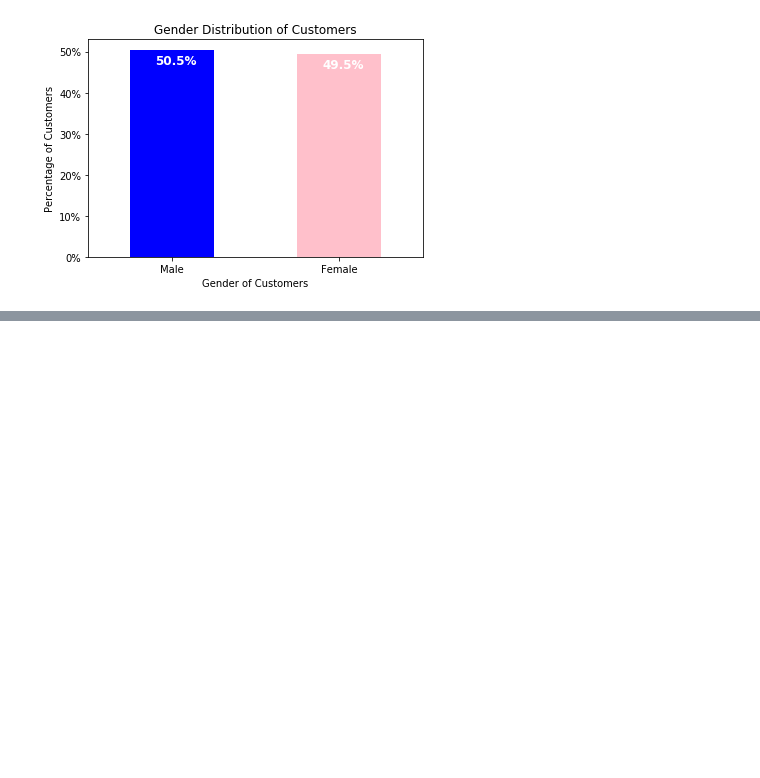
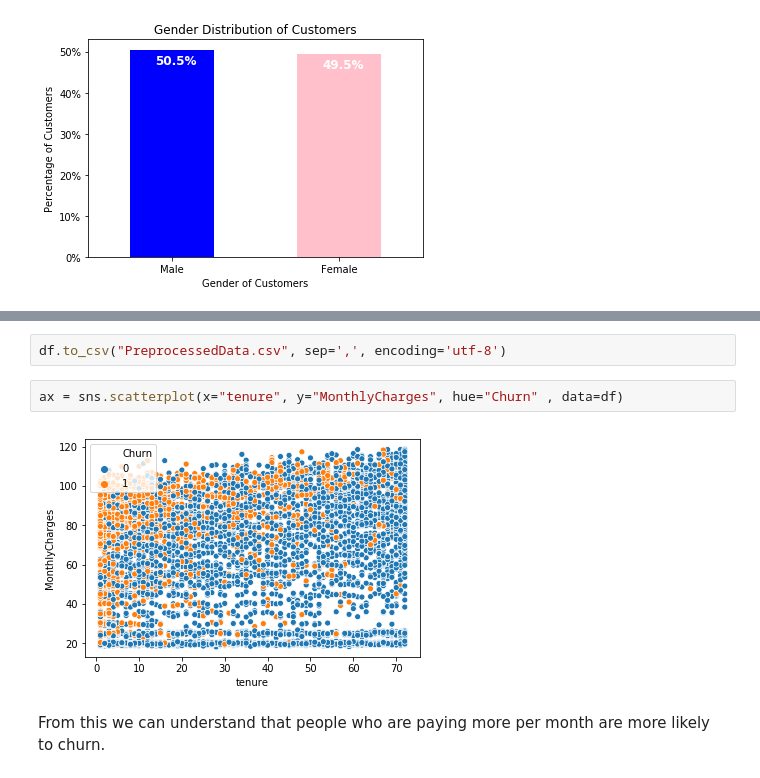
Before and after one commit to Dikshali/Customer-Retention-Predictive-model, a Jupyter notebook: FinalProject/FinalProject.ipynb, the cells around one changed output, grey strips where cells are left out. Drawn from its saved outputs; the diff is of its cells as text; blank space fills up the shorter version.

```diff
--- a/FinalProject/FinalProject.ipynb
+++ b/FinalProject/FinalProject.ipynb
@@ -317,0 +494,8 @@ plt.show()
+# %%
+df.to_csv("PreprocessedData.csv", sep=',', encoding='utf-8')
+# %%
+ax = sns.scatterplot(x="tenure", y="MonthlyCharges", hue="Churn" , data=df)
+# %% [output]
+[figure, added]
+# %% [markdown]
+From this we can understand that people who are paying more per month are more likely to churn.
```
Also changed, not shown: parts of 36 cells of this notebook.
